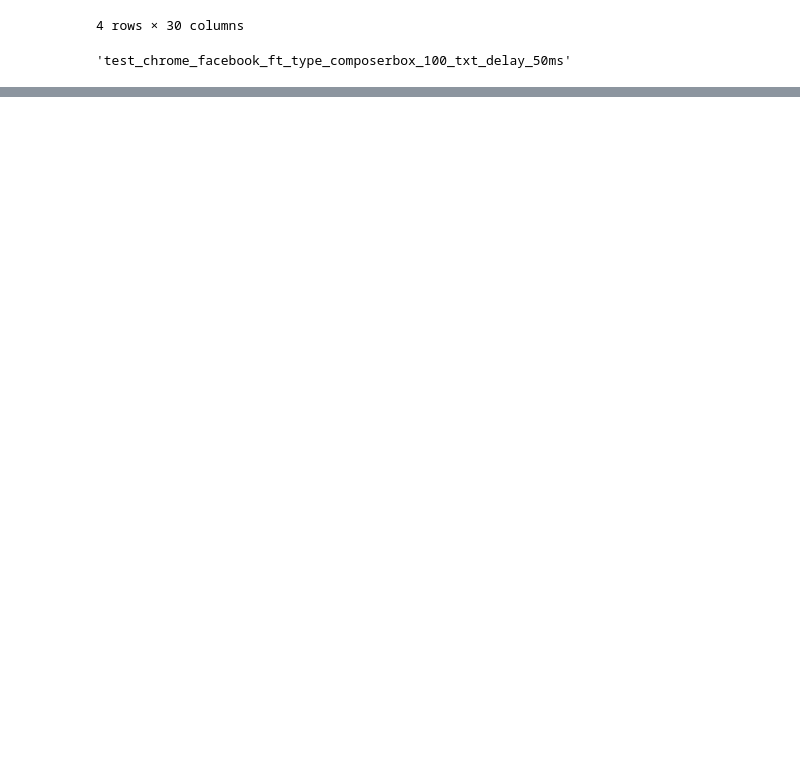
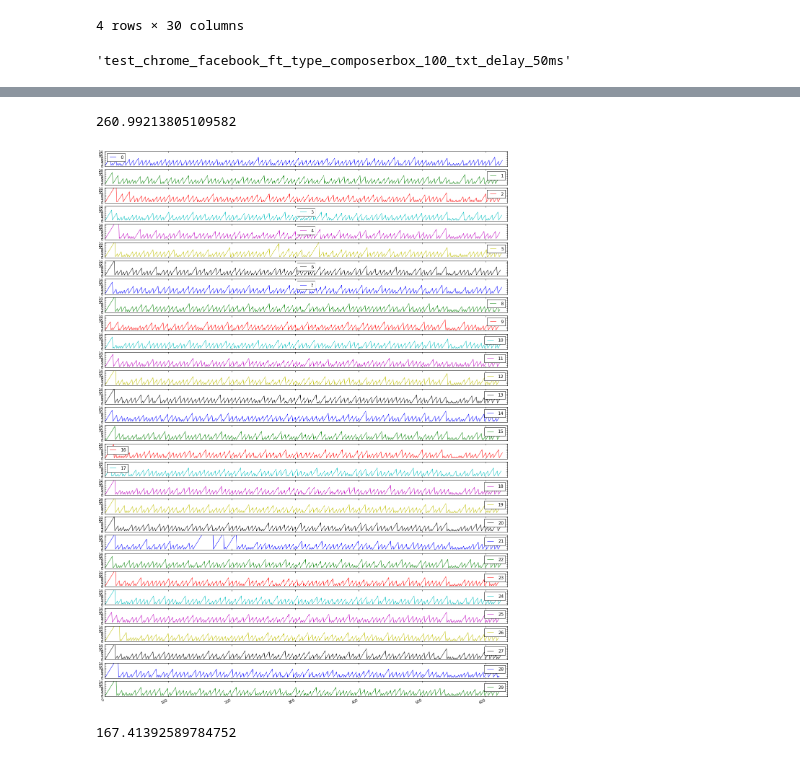
Before and after one commit to Mozilla-TWQA/Hasal, a Jupyter notebook: thirdParty/ipynbTemplates/report-frame-throughput-30-round.ipynb, the cells around one changed output, grey strips where cells are left out. Saved outputs shown, nothing was run; the diff lists cells and outputs as text; code cells hidden in the pictures; blank space fills up the shorter version.

Commit message:
add correlation value for accumulated graph

```diff
--- a/thirdParty/ipynbTemplates/report-frame-throughput-30-round.ipynb
+++ b/thirdParty/ipynbTemplates/report-frame-throughput-30-round.ipynb
@@ -201,0 +227,25 @@ plt.show()
+# %%
+sum(frame.corr().cumsum().T[frame.shape[1]-1])
+# %% [output]
+260.99213805109582
+# %%
+out_data = []
+for col in frame:
+    data = []
+    new_data = []
+    for num_dup_frame in frame[col]:
+        if num_dup_frame > 1:
+            data.append(pd.Series(list(np.arange(1, num_dup_frame + 1))))
+        else:
+            data.append(pd.Series([num_dup_frame]))
+    new_data = pd.concat(data, ignore_index=True)
+    out_data.append(new_data)
+out_data = pd.concat(out_data, ignore_index=True, axis=1)
+out_data.plot(subplots=True, layout=(fig_no,1), figsize=(20,30), ylim=(0,round(max_y*1.1)))
+plt.show()
+# %% [output]
+[figure, added]
+# %%
+sum(out_data.corr().cumsum().T[out_data.shape[1]-1])
+# %% [output]
+167.41392589784752
```
Also changed, not shown: parts of 21 cells of this notebook.
